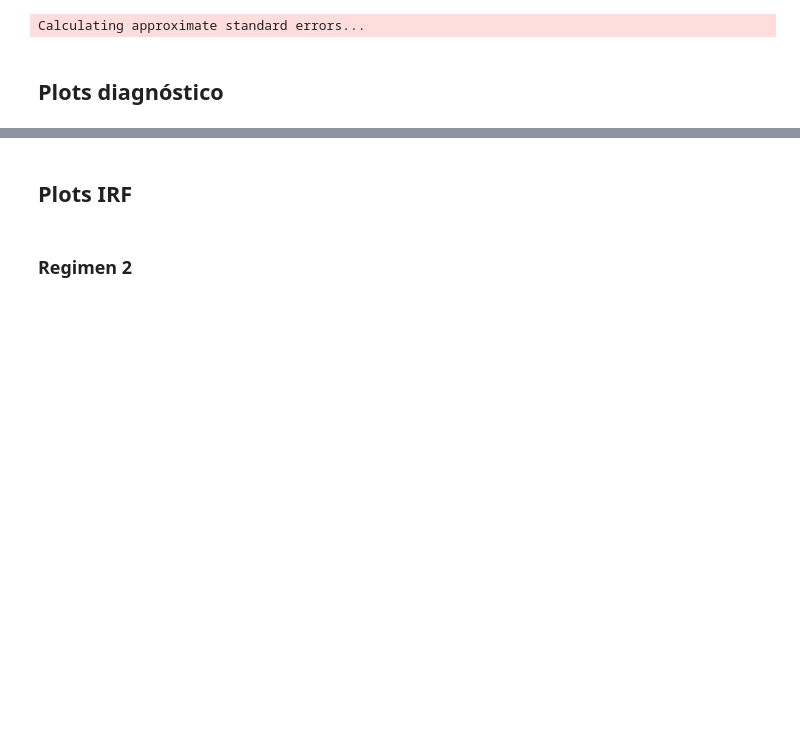
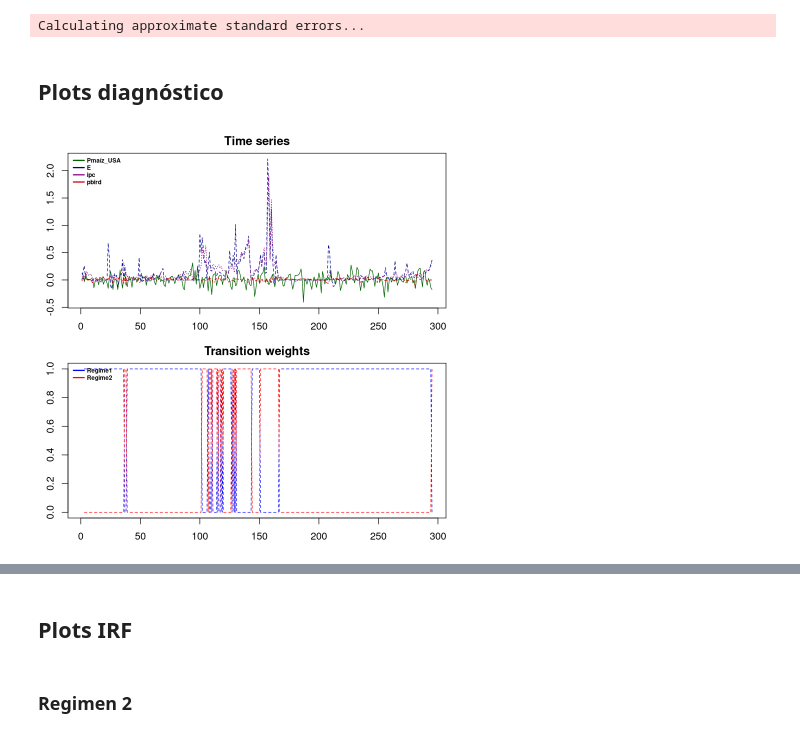
Before and after one commit to mbarrena/tesis, a Jupyter notebook: r_experiments/THRESHOLD 100 iter STAR_dos_regímenes (maíz todas endógenas 2 lags) copy 2.ipynb, the cells around one changed output, grey strips where cells are left out. Cells and saved outputs as stored; diff of their text form; code cells hidden in the pictures; blank space fills up the shorter version.

```diff
--- a/r_experiments/THRESHOLD 100 iter STAR_dos_regímenes (maíz todas endógenas 2 lags) copy 2.ipynb
+++ b/r_experiments/THRESHOLD 100 iter STAR_dos_regímenes (maíz todas endógenas 2 lags) copy 2.ipynb
@@ -219,6 +219,10 @@ fit_struct <- fitSSTVAR(
 Calculating approximate standard errors...
 # %% [markdown]
 ## Plots diagnóstico
+# %%
+plot(tvar_model)
+# %% [output]
+[figure, added]
 # %%
 diagnostic_plot(tvar_model,type = "series", resid_type = "standardized", maxlag=8)
 # %% [output]
```
Also changed, not shown: parts of 4 cells of this notebook, 3 other files.
